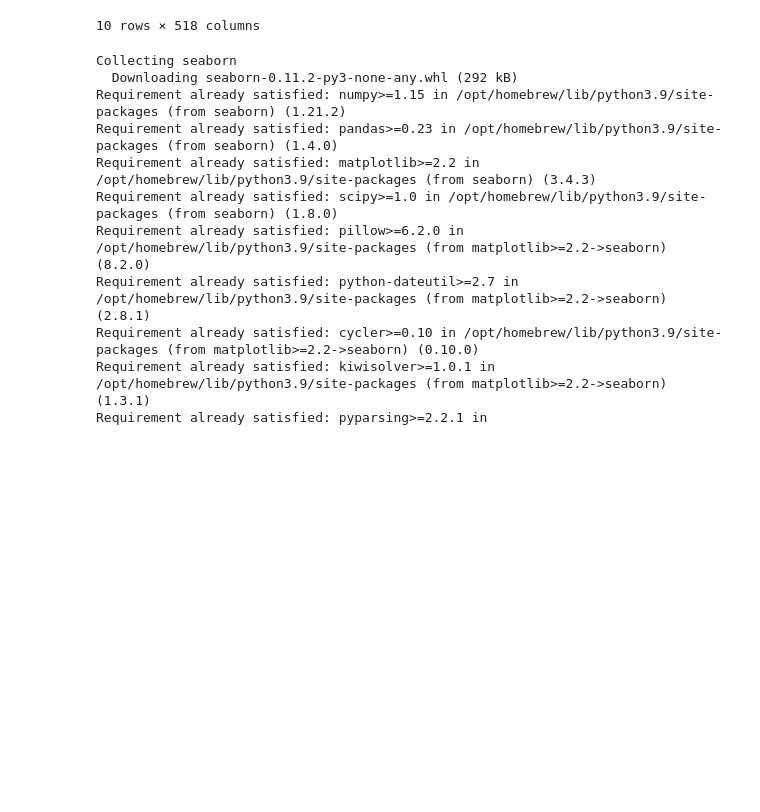
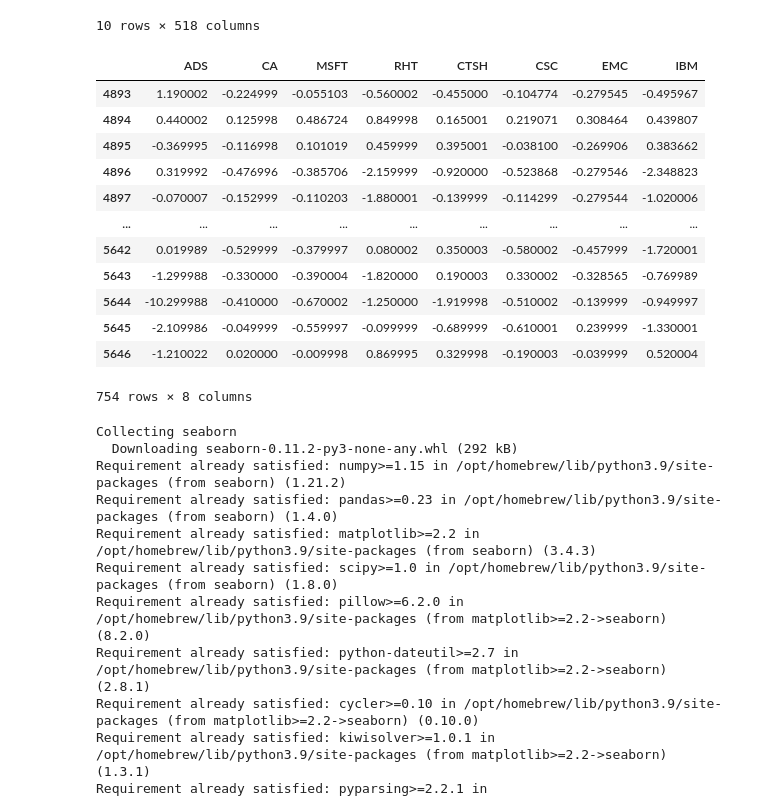
Before and after one commit to tzuzulcode/data_science_enero2022, a Jupyter notebook: Statistics/correlation.ipynb, the cells around one changed output. Cells and saved outputs as stored; diff of their text form; code cells hidden in the pictures; blank space fills up the shorter version.

```diff
--- a/Statistics/correlation.ipynb
+++ b/Statistics/correlation.ipynb
@@ -22,6 +22,21 @@ sp500.tail(10)
 # %%
 it_companies = sp500.loc[sp500["Unnamed: 0"]>"2012-07-01",sectors[sectors["sector"]=="information_technology"]["symbol"]]
 filtered_companies = it_companies.loc[:,"ADS":"IBM"]
+filtered_companies
+# %% [output]
+|  | ADS | CA | MSFT | RHT | CTSH | CSC | EMC | IBM |
+| 4893 | 1.190002 | -0.224999 | -0.055103 | -0.560002 | -0.455000 | -0.104774 | -0.279545 | -0.495967 |
+| 4894 | 0.440002 | 0.125998 | 0.486724 | 0.849998 | 0.165001 | 0.219071 | 0.308464 | 0.439807 |
+| 4895 | -0.369995 | -0.116998 | 0.101019 | 0.459999 | 0.395001 | -0.038100 | -0.269906 | 0.383662 |
+| 4896 | 0.319992 | -0.476996 | -0.385706 | -2.159999 | -0.920000 | -0.523868 | -0.279546 | -2.348823 |
+| 4897 | -0.070007 | -0.152999 | -0.110203 | -1.880001 | -0.139999 | -0.114299 | -0.279544 | -1.020006 |
+| ... | ... | ... | ... | ... | ... | ... | ... | ... |
+| 5642 | 0.019989 | -0.529999 | -0.379997 | 0.080002 | 0.350003 | -0.580002 | -0.457999 | -1.720001 |
+| 5643 | -1.299988 | -0.330000 | -0.390004 | -1.820000 | 0.190003 | 0.330002 | -0.328565 | -0.769989 |
+| 5644 | -10.299988 | -0.410000 | -0.670002 | -1.250000 | -1.919998 | -0.510002 | -0.139999 | -0.949997 |
+| 5645 | -2.109986 | -0.049999 | -0.559997 | -0.099999 | -0.689999 | -0.610001 | 0.239999 | -1.330001 |
+| 5646 | -1.210022 | 0.020000 | -0.009998 | 0.869995 | 0.329998 | -0.190003 | -0.039999 | 0.520004 |
+754 rows × 8 columns
 # %%
 pip install seaborn
 # %% [output]
```
Also changed, not shown: parts of 3 cells of this notebook, 2 other files.
